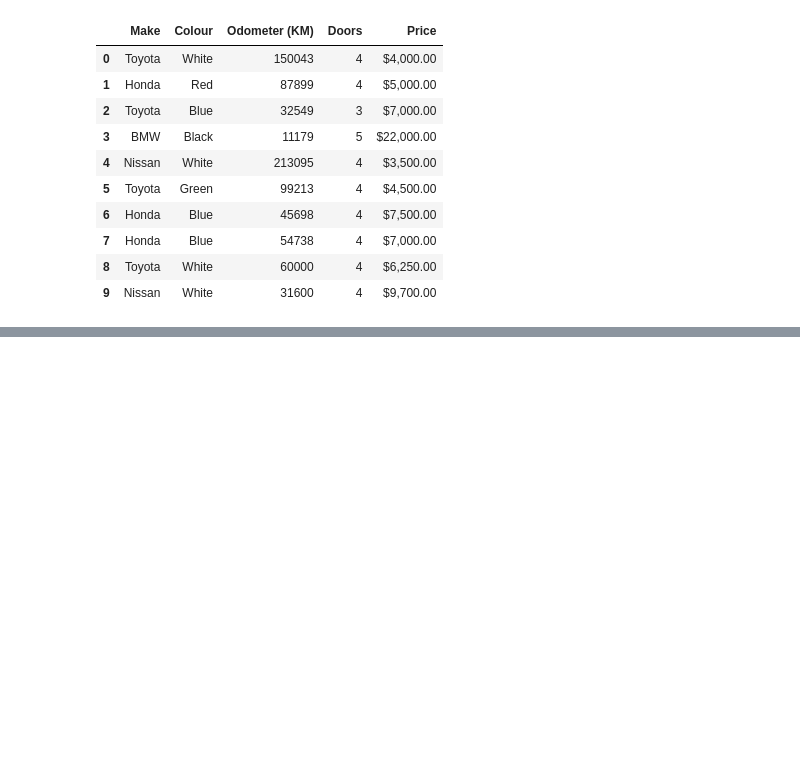
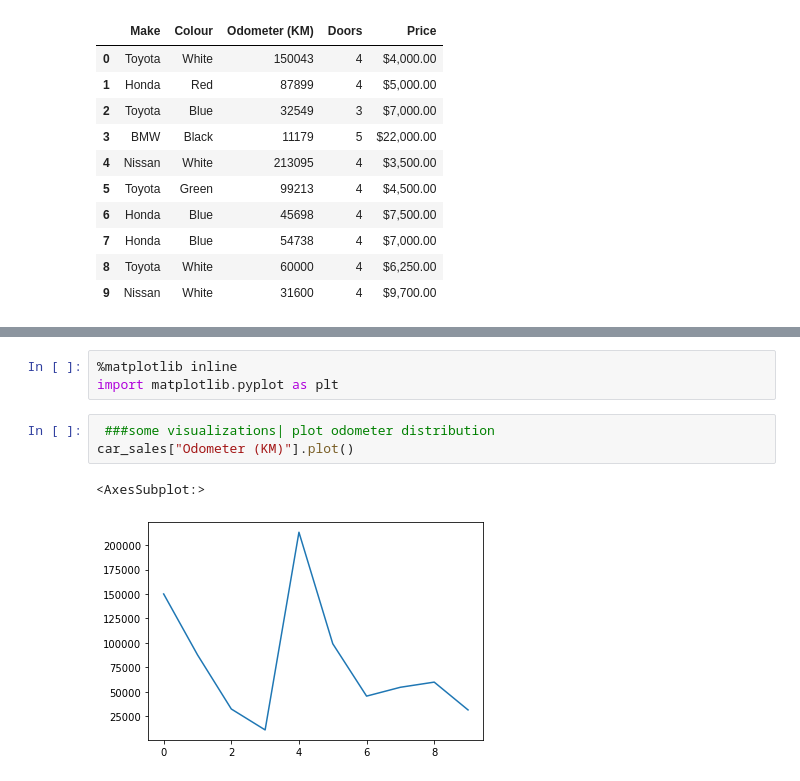
Before and after one commit to El-Nico/tensorflow-notes, a Jupyter notebook: pandas_for_data_analysis_1.ipynb, the cells around one changed output, grey strips where cells are left out. Saved outputs shown, nothing was run; the diff lists cells and outputs as text; blank space fills up the shorter version.

```diff
--- a/pandas_for_data_analysis_1.ipynb
+++ b/pandas_for_data_analysis_1.ipynb
@@ -132,0 +344,9 @@ car_sales
+# %%
+%matplotlib inline
+import matplotlib.pyplot as plt
+# %%
+ ###some visualizations| plot odometer distribution
+car_sales["Odometer (KM)"].plot()
+# %% [output]
+<AxesSubplot:>
+[figure, added]
```
Also changed, not shown: parts of 56 cells of this notebook.
